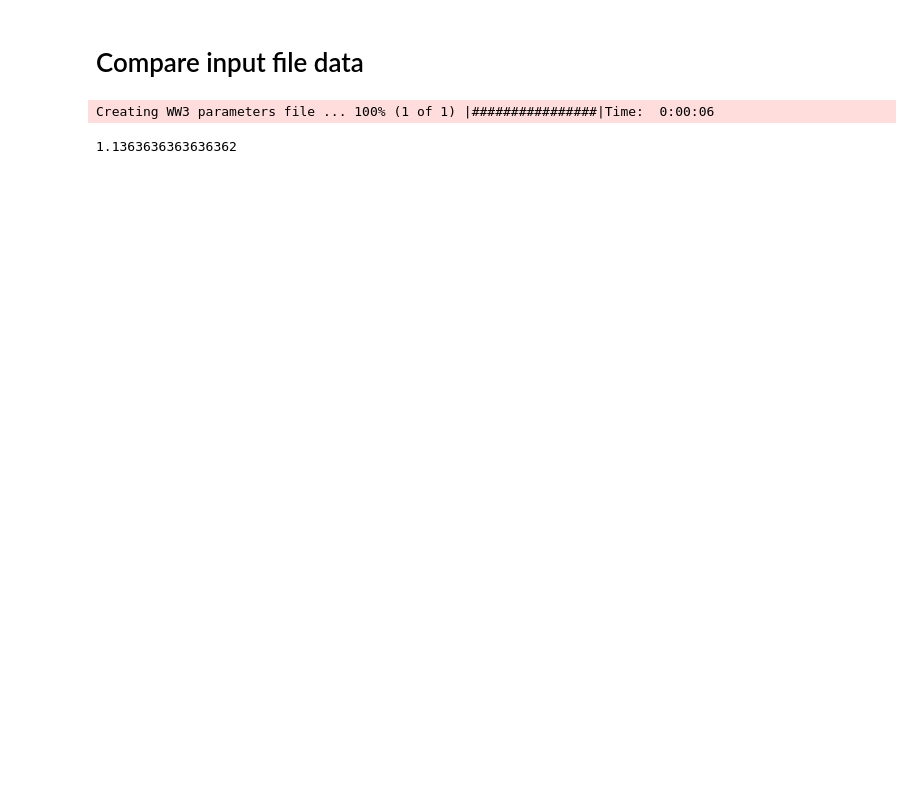
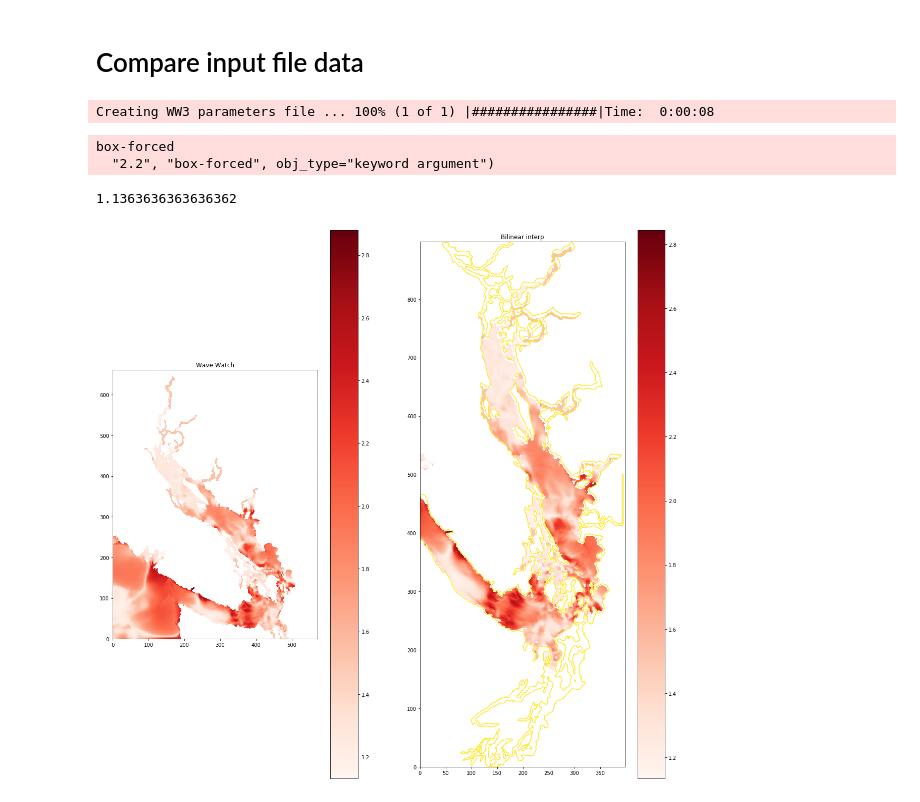
Before and after one commit to ambhudia/analysis-ashutosh, a Jupyter notebook: Interpolate_ww3.ipynb, the cells around one changed output. Saved outputs shown, nothing was run; the diff lists cells and outputs as text; code cells hidden in the pictures; blank space fills up the shorter version.

```diff
--- a/Interpolate_ww3.ipynb
+++ b/Interpolate_ww3.ipynb
@@ -31,22 +23,28 @@ for wave_file in bar(wave_files):
     xi = (NEMO_grid.latitude.values, NEMO_grid.longitude.values)
     mean_wave_array = WW3.t02.values
     data =  mean_wave_array[0].ravel()
-    mean_wave = griddata(points,data, xi, method='linear')
+    mean_wave1 = griddata(points,data, xi, method='linear')
 mask = xr.open_dataset('https://salishsea.eos.ubc.ca/erddap/griddap/ubcSSn2DMeshMaskV17-02').tmaskutil.isel(time = 0).values
 # %% [output]
-Creating WW3 parameters file ... 100% (1 of 1) |################|Time:  0:00:06
+Creating WW3 parameters file ... 100% (1 of 1) |################|Time:  0:00:08
 # %%
 fig = plt.figure(figsize = (20,20) )
 ax = plt.subplot(1,2,1)
 plt.pcolormesh(mean_wave_array[0], cmap = 'Reds')
 plt.colorbar()
+plt.title('Wave Watch')
 ax1 = plt.subplot(1,2,2)
-plt.pcolormesh(mean_wave, cmap = 'Reds')
+plt.pcolormesh(mean_wave1, cmap = 'Reds')
+plt.colorbar()
 plt.contour(mask, levels = [-0.1, 0.1])
-plt.colorbar()
+plt.title('Bilinear interp')
 viz_tools.set_aspect(ax1)
+viz_tools.set_aspect(ax)
 # %% [output]
-1.1363636363636362
+box-forced
+  "2.2", "box-forced", obj_type="keyword argument")
+1.1363636363636362
+[figure, added]
 # %%
 wave_files = ['temp/ww3test.nc']
 dirname = 'temp/'
```
Also changed, not shown: parts of 19 cells of this notebook, 3 other files.
